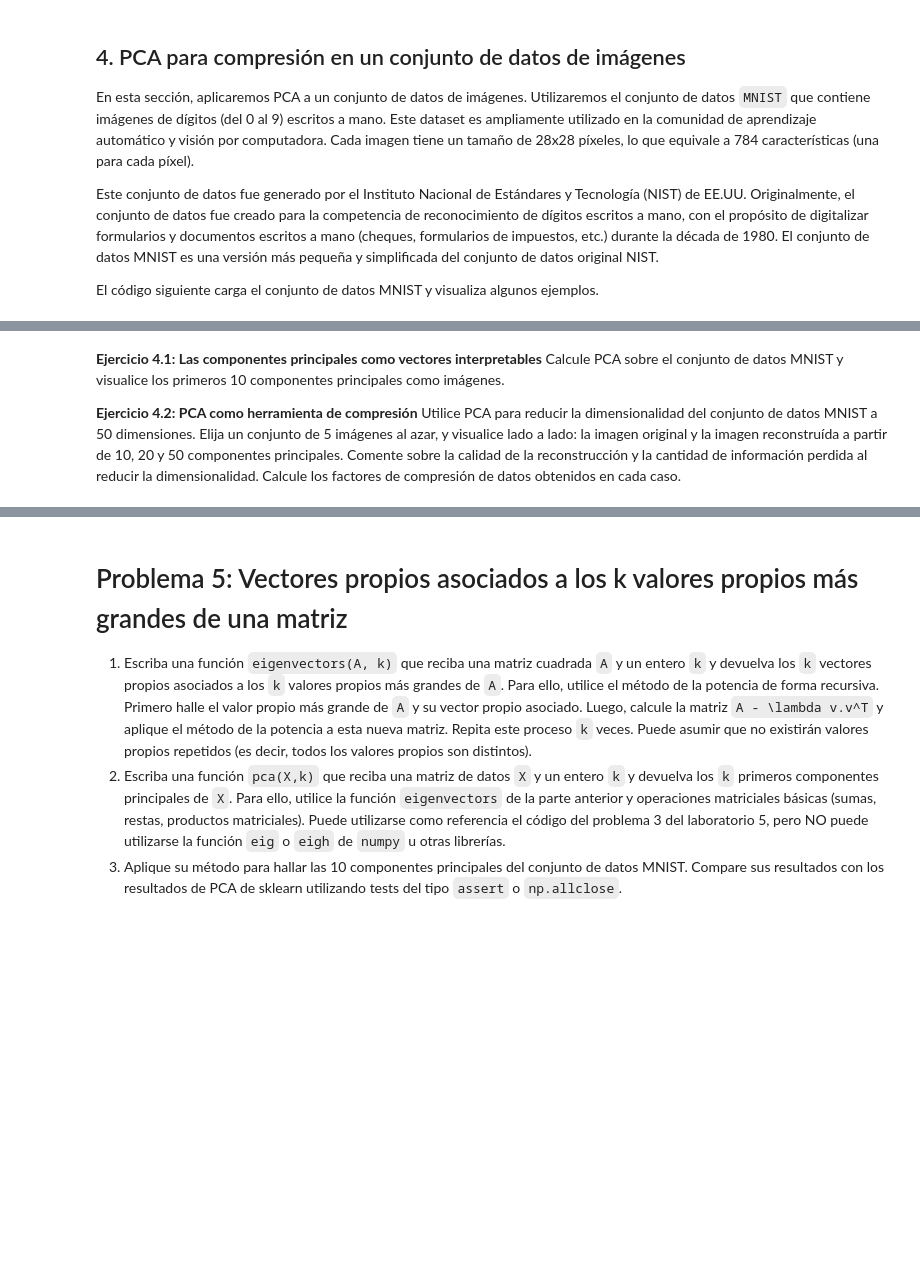
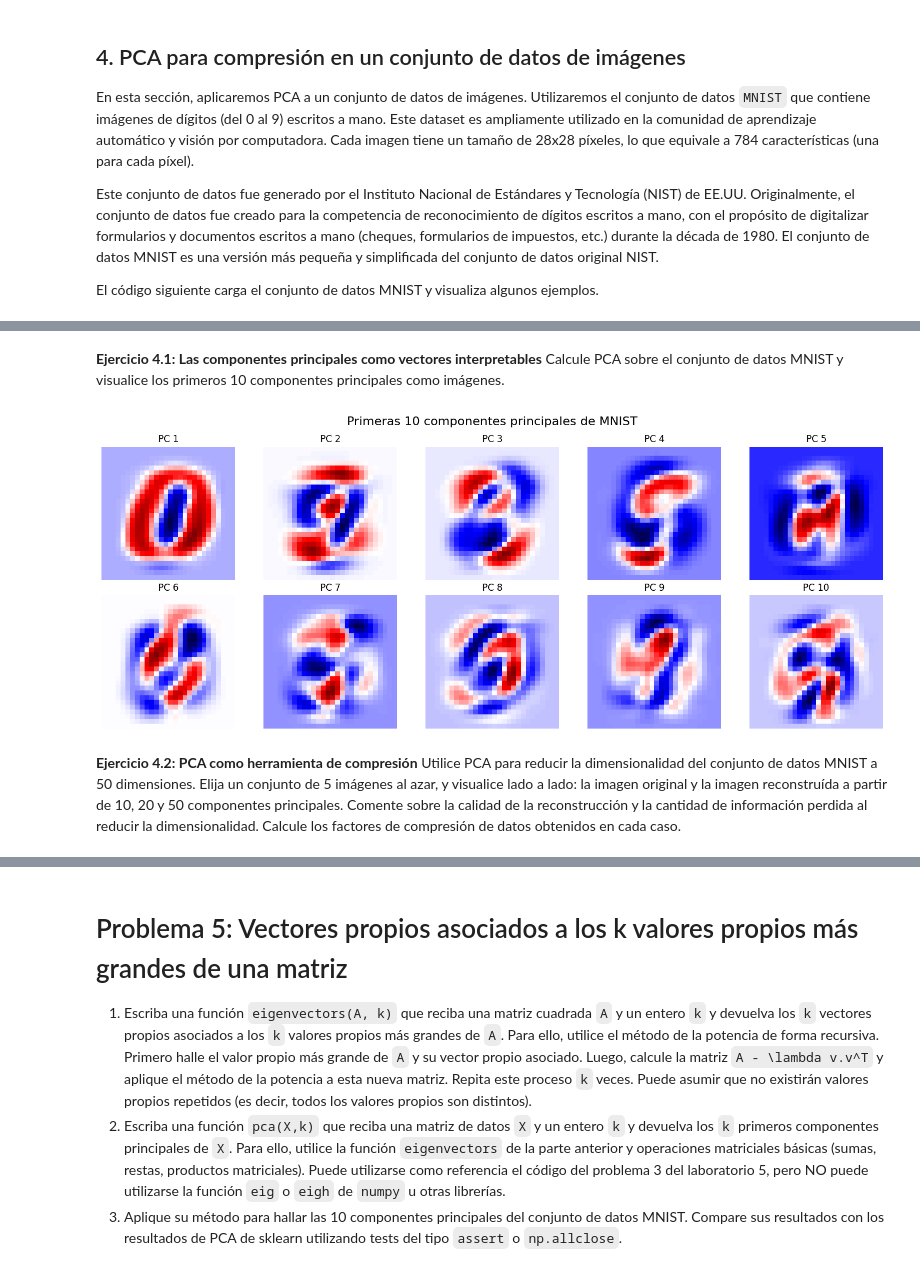
Before and after one commit to chihiroarias/Math-Machine-Learning, a Jupyter notebook: UNIT1/lab3.ipynb, the cells around one changed output, grey strips where cells are left out. Drawn from its saved outputs; the diff is of its cells as text; code cells hidden in the pictures; blank space fills up the shorter version.

```diff
--- a/UNIT1/lab3.ipynb
+++ b/UNIT1/lab3.ipynb
@@ -689,4 +796,20 @@ plt.show()
+# %% [markdown]
+**Ejercicio 4.1: Las componentes principales como vectores interpretables** Calcule PCA sobre el conjunto de datos MNIST y visualice los primeros 10 componentes principales como imágenes.
+# %%
+pca_mnist = PCA(n_components=50)
+pca_mnist.fit(X_mnist.T)
+
+fig, axes = plt.subplots(2, 5, figsize=(15, 6))
+fig.suptitle("Primeras 10 componentes principales de MNIST", fontsize=16)
+for i, ax in enumerate(axes.flat):
+    component_img = pca_mnist.components_[i].reshape(28, 28)
+    ax.imshow(component_img, cmap='seismic')  # seismic muestra valores positivos y negativos
+    ax.set_title(f"PC {i+1}")
+    ax.axis('off')
+plt.tight_layout()
+plt.show()
+#  pca.components_ es un vector de 784 dimensiones. Lo reshapeás a 28x28 y lo mostrás con cmap='seismic' (azul = negativo, rojo = positivo) para que se vean los patrones de varianza
+# %% [output]
+[figure, added]
 # %% [markdown]
-**Ejercicio 4.1: Las componentes principales como vectores interpretables** Calcule PCA sobre el conjunto de datos MNIST y visualice los primeros 10 componentes principales como imágenes.
-
 **Ejercicio 4.2: PCA como herramienta de compresión** Utilice PCA para reducir la dimensionalidad del conjunto de datos MNIST a 50 dimensiones.  Elija un conjunto de 5 imágenes al azar, y visualice lado a lado: la imagen original y la imagen reconstruída a partir de 10, 20 y 50 componentes principales.  Comente sobre la calidad de la reconstrucción y la cantidad de información perdida al reducir la dimensionalidad.  Calcule los factores de compresión de datos obtenidos en cada caso.
```
Also changed, not shown: parts of 28 cells of this notebook.
